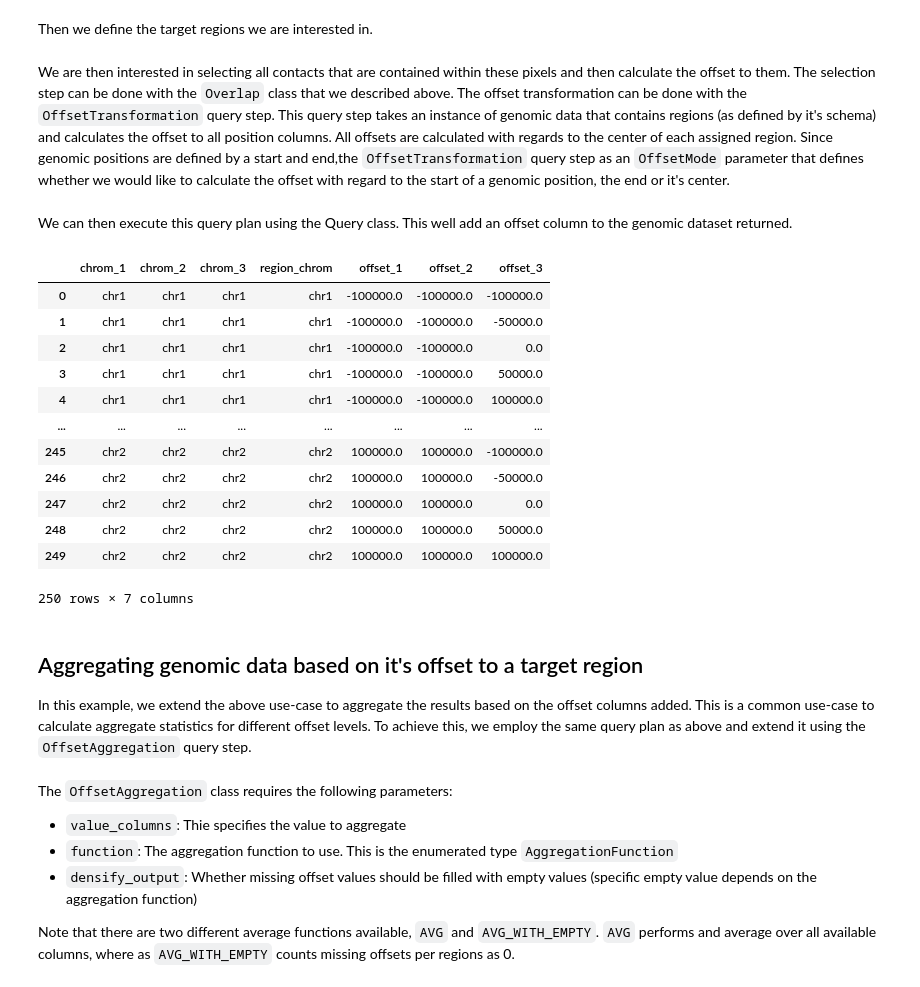
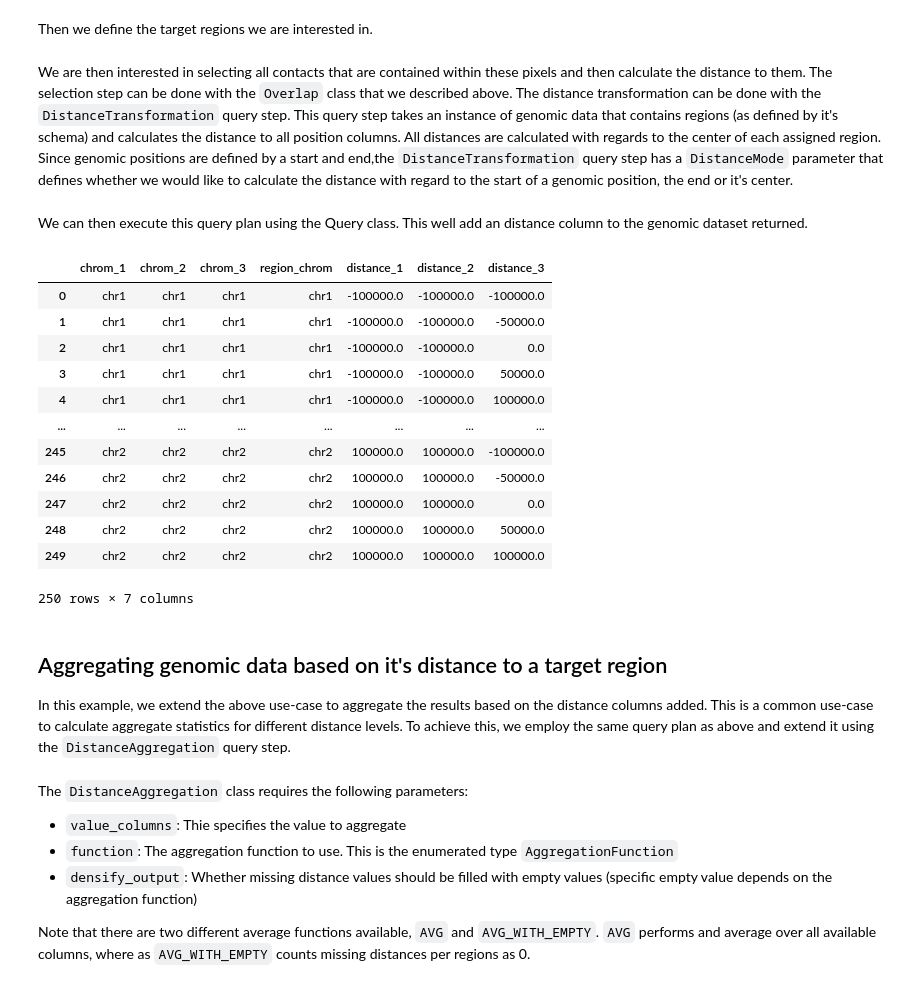
Before and after one commit to gerlichlab/spoc, a Jupyter notebook: notebooks/query_engine_usage.ipynb, the cells around one changed output. Saved outputs shown, nothing was run; the diff lists cells and outputs as text; code cells hidden in the pictures.

Commit message:
Renamed offset to distance

```diff
--- a/notebooks/query_engine_usage.ipynb
+++ b/notebooks/query_engine_usage.ipynb
@@ -196,23 +196,23 @@ target_regions = pd.DataFrame(
         }
     )
 # %% [markdown]
-We are then interested in selecting all contacts that are contained within these pixels and then calculate the offset to them. The selection step can be done with the `Overlap` class that we described above. The offset transformation can be done with the `OffsetTransformation` query step. This query step takes an instance of genomic data that contains regions (as defined by it's schema) and calculates the offset to all position columns. All offsets are calculated with regards to the center of each assigned region. Since genomic positions are defined by a start and end,the `OffsetTransformation` query step as an `OffsetMode` parameter that defines whether we would like to calculate the offset with regard to the start of a genomic position, the end or it's center.
+We are then interested in selecting all contacts that are contained within these pixels and then calculate the distance to them. The selection step can be done with the `Overlap` class that we described above. The distance transformation can be done with the `DistanceTransformation` query step. This query step takes an instance of genomic data that contains regions (as defined by it's schema) and calculates the distance to all position columns. All distances are calculated with regards to the center of each assigned region. Since genomic positions are defined by a start and end,the `DistanceTransformation` query step has a `DistanceMode` parameter that defines whether we would like to calculate the distance with regard to the start of a genomic position, the end or it's center.
 # %%
 query_steps = [
     Overlap(target_regions, anchor_mode=Anchor(mode="ANY")),
-    RegionOffsetTransformation(
-        offset_mode=OffsetMode.LEFT,
+    DistanceTransformation(
+        distance_mode=DistanceMode.LEFT,
     ),
 ]
 # %% [markdown]
-We can then execute this query plan using the Query class. This well add an offset column to the genomic dataset returned.
+We can then execute this query plan using the Query class. This well add an distance column to the genomic dataset returned.
 # %%
 Query(query_steps=query_steps)\
     .build(pixels)\
     .compute()\
-    .filter(regex=r"chrom|offset")
+    .filter(regex=r"chrom|distance")
 # %% [output]
-|  | chrom_1 | chrom_2 | chrom_3 | region_chrom | offset_1 | offset_2 | offset_3 |
+|  | chrom_1 | chrom_2 | chrom_3 | region_chrom | distance_1 | distance_2 | distance_3 |
 | 0 | chr1 | chr1 | chr1 | chr1 | -100000.0 | -100000.0 | -100000.0 |
 | 1 | chr1 | chr1 | chr1 | chr1 | -100000.0 | -100000.0 | -50000.0 |
 | 2 | chr1 | chr1 | chr1 | chr1 | -100000.0 | -100000.0 | 0.0 |
@@ -226,6 +226,6 @@ Query(query_steps=query_steps)\
 | 249 | chr2 | chr2 | chr2 | chr2 | 100000.0 | 100000.0 | 100000.0 |
 250 rows × 7 columns
 # %% [markdown]
-## Aggregating genomic data based on it's offset to a target region
-In this example, we extend the above use-case to aggregate the results based on the offset columns added. This is a common use-case to calculate aggregate statistics for different offset levels. To achieve this, we employ the same query plan as above and extend it using the `OffsetAggregation` query step.
+## Aggregating genomic data based on it's distance to a target region
+In this example, we extend the above use-case to aggregate the results based on the distance columns added. This is a common use-case to calculate aggregate statistics for different distance levels. To achieve this, we employ the same query plan as above and extend it using the `DistanceAggregation` query step.
 # %%
@@ -233,10 +233,10 @@ from spoc.query_engine import OffsetAggregation, AggregationFunction
 # %% [markdown]
-The `OffsetAggregation` class requires the following parameters:
+The `DistanceAggregation` class requires the following parameters:
 - `value_columns`: Thie specifies the value to aggregate
 - `function`: The aggregation function to use. This is the enumerated type `AggregationFunction`
-- `densify_output`: Whether missing offset values should be filled with empty values (specific empty value depends on the aggregation function)
+- `densify_output`: Whether missing distance values should be filled with empty values (specific empty value depends on the aggregation function)
 
-Note that there are two different average functions available, `AVG` and `AVG_WITH_EMPTY`. `AVG` performs and average over all available columns, where as `AVG_WITH_EMPTY` counts missing offsets per regions as 0.
+Note that there are two different average functions available, `AVG` and `AVG_WITH_EMPTY`. `AVG` performs and average over all available columns, where as `AVG_WITH_EMPTY` counts missing distances per regions as 0.
 # %%
 query_steps = [
     Overlap(target_regions, anchor_mode=Anchor(mode="ALL")),
```
Also changed, not shown: parts of 9 cells of this notebook, 4 other files.
